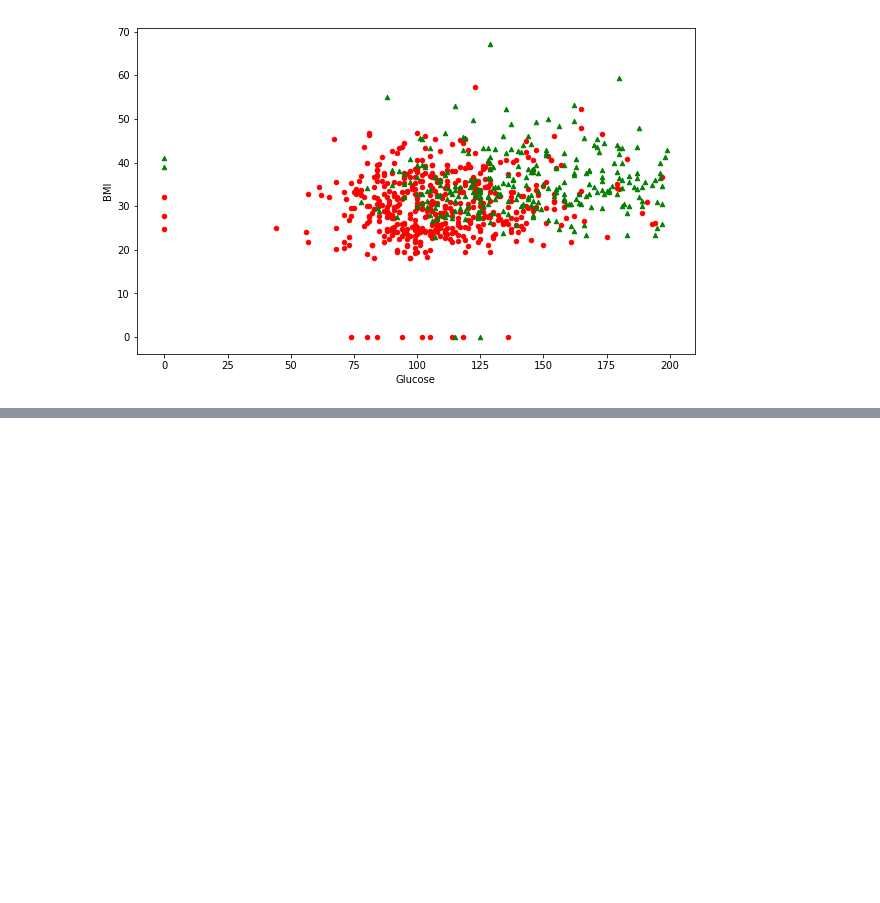
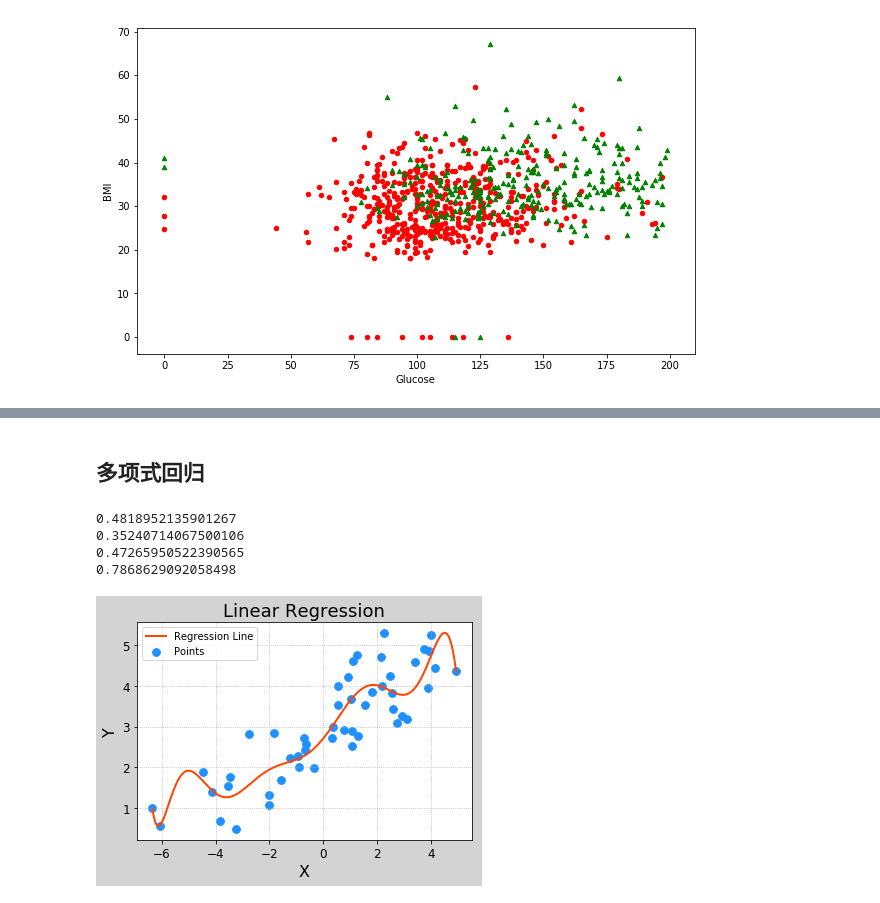
Before and after one commit to liyuan3970/study_demo, a Jupyter notebook: Machine_Learning/scikit-learn/机器学习常用算法.ipynb, the cells around one changed output, grey strips where cells are left out. Drawn from its saved outputs; the diff is of its cells as text; code cells hidden in the pictures; blank space fills up the shorter version.

```diff
--- a/Machine_Learning/scikit-learn/机器学习常用算法.ipynb
+++ b/Machine_Learning/scikit-learn/机器学习常用算法.ipynb
@@ -245,0 +292,60 @@ plt.scatter(X_new[Y==1][:, 0], X_new[Y==1][:, 1], c='g', s=20, marker='^');
+# %% [markdown]
+## 多项式回归
+# %%
+"""
+多项式回归
+"""
+import numpy as np
+import sklearn.linear_model as lm
+%matplotlib inline
+import matplotlib.pyplot as mp
+import sklearn.metrics as sm
+import sklearn.preprocessing as sp
+import sklearn.pipeline as pl
+
+x ,y = np.loadtxt('../ml_data/single.txt',
+	delimiter=',', usecols=(0,1),
+	unpack=True)
+# 把x改为n行1列  这样才可以作为输入交给模型训练
+x = x.reshape(-1, 1)
+# 训练多项式回归模型
+model = pl.make_pipeline(
+	sp.PolynomialFeatures(10),
+	lm.LinearRegression()
+)
+model.fit(x, y)
+pred_y = model.predict(x)
+# 为了绘制多项式模型曲线, 构建1000个点
+test_x = np.linspace(x.min(), x.max(), 1000)
+test_x = test_x.reshape(-1, 1)
+pred_test_y = model.predict(test_x)
+
+
+# 评估回归模型的误差
+# 平均绝对值误差  1/m∑|预测输出-真实输出|
+print(sm.mean_absolute_error(y, pred_y))
+# 平均平方误差  sqrt(1/m∑(预测输出-真实输出)^2)
+print(sm.mean_squared_error(y, pred_y))
+# 中位数绝对值误差  median(|预测输出-真实输出|)
+print(sm.median_absolute_error(y, pred_y))
+# r2得分 (0,1]的一个分值,分数越高,误差越小
+print(sm.r2_score(y, pred_y))
+
+mp.figure('Linear Regression', facecolor='lightgray')
+mp.title('Linear Regression', fontsize=18)
+mp.xlabel('X', fontsize=16)
+mp.ylabel('Y', fontsize=16)
+mp.tick_params(labelsize=12)
+mp.grid(linestyle=':')
+mp.scatter(x, y, s=60, c='dodgerblue',
+	label='Points')
+mp.plot(test_x, pred_test_y, c='orangered',
+	linewidth=2, label='Regression Line')
+mp.legend()
+mp.show()
+# %% [output]
+0.4818952135901267
+0.35240714067500106
+0.47265950522390565
+0.7868629092058498
+[figure, added]
```
Also changed, not shown: parts of 6 cells of this notebook.
